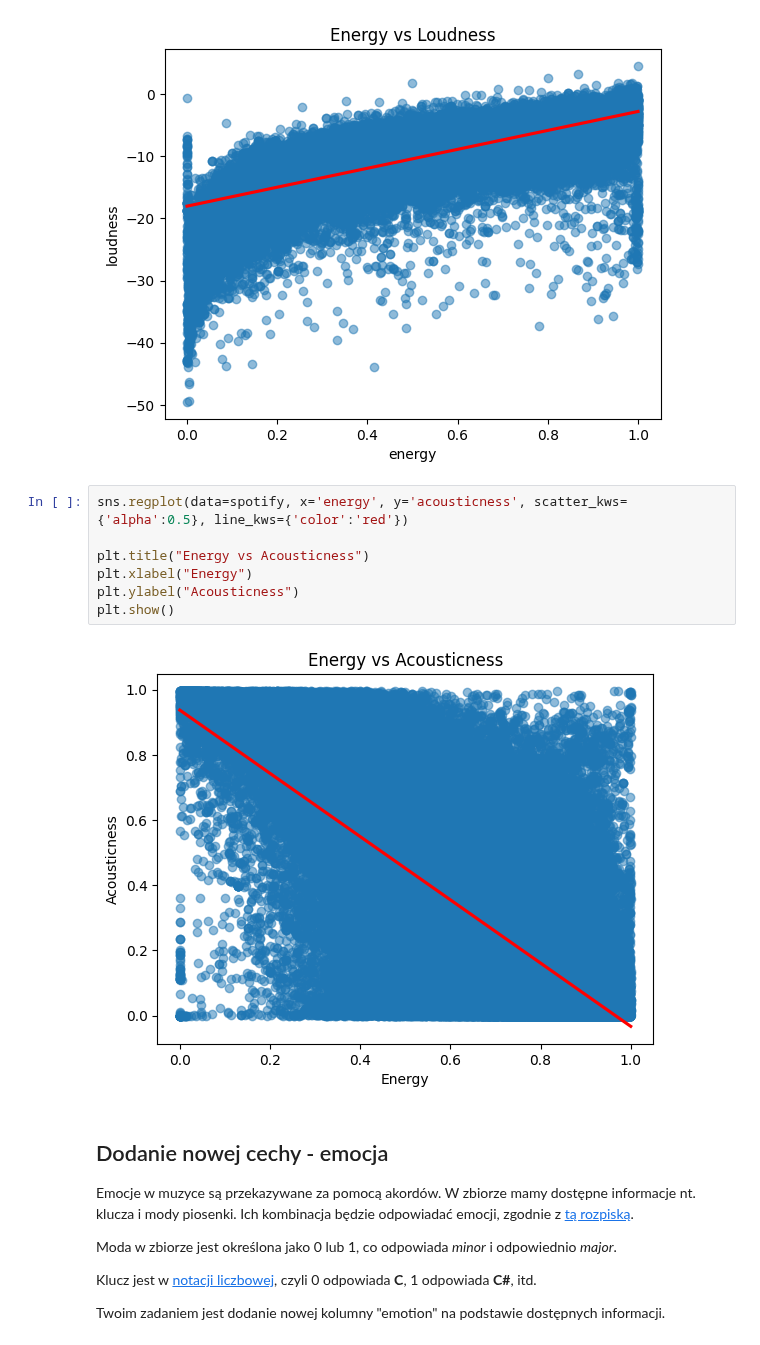
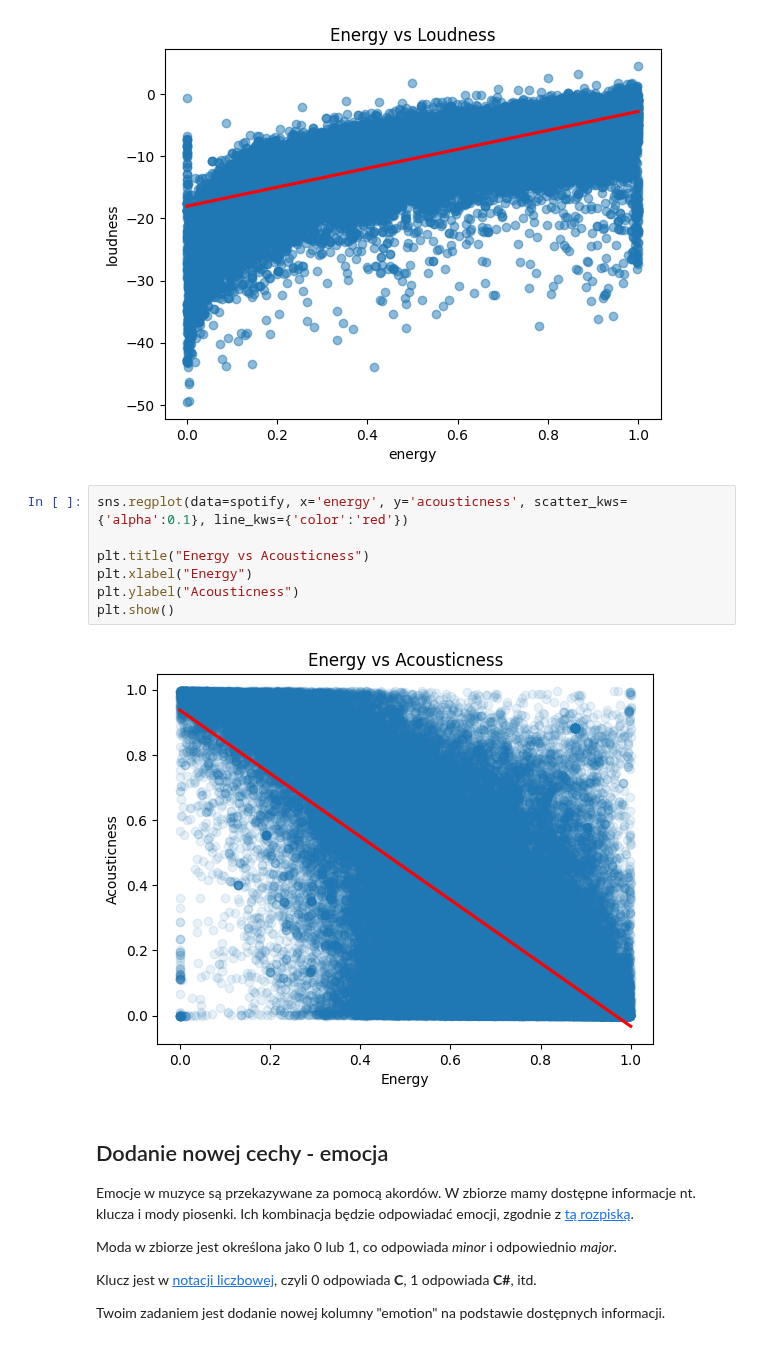
Before and after one commit to Zajecia-na-PWr-LR/lista-2-MateuszOlech, a Jupyter notebook: UczenieMaszynowe_25_26_Lista2.ipynb, the cells around one changed output. Drawn from its saved outputs; the diff is of its cells as text.

```diff
--- a/UczenieMaszynowe_25_26_Lista2.ipynb
+++ b/UczenieMaszynowe_25_26_Lista2.ipynb
@@ -486,14 +486,14 @@ plt.show()
 # %% [output]
 [figure]
 # %%
-sns.regplot(data=spotify, x='energy', y='acousticness', scatter_kws={'alpha':0.5}, line_kws={'color':'red'})
+sns.regplot(data=spotify, x='energy', y='acousticness', scatter_kws={'alpha':0.1}, line_kws={'color':'red'})
 
 plt.title("Energy vs Acousticness")
 plt.xlabel("Energy")
 plt.ylabel("Acousticness")
 plt.show()
 # %% [output]
-[figure, old version]
+[figure, new version]
 # %% [markdown]
 ## Dodanie nowej cechy - emocja
 
```
Also changed, not shown: parts of 4 cells of this notebook.
